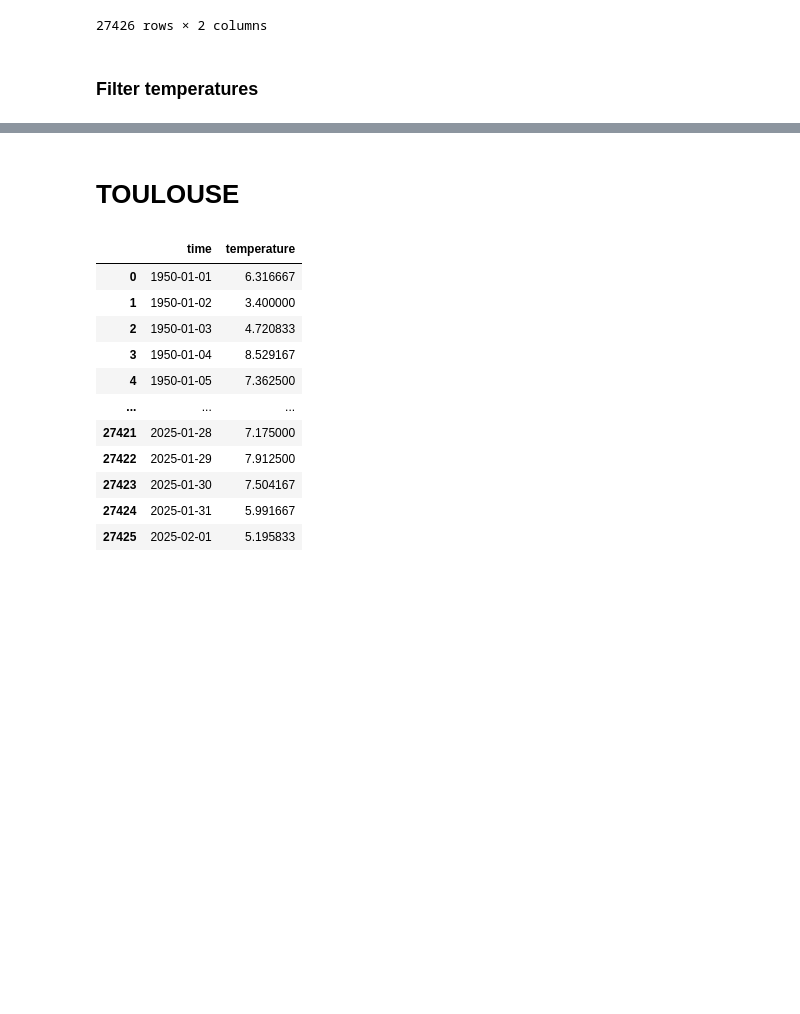
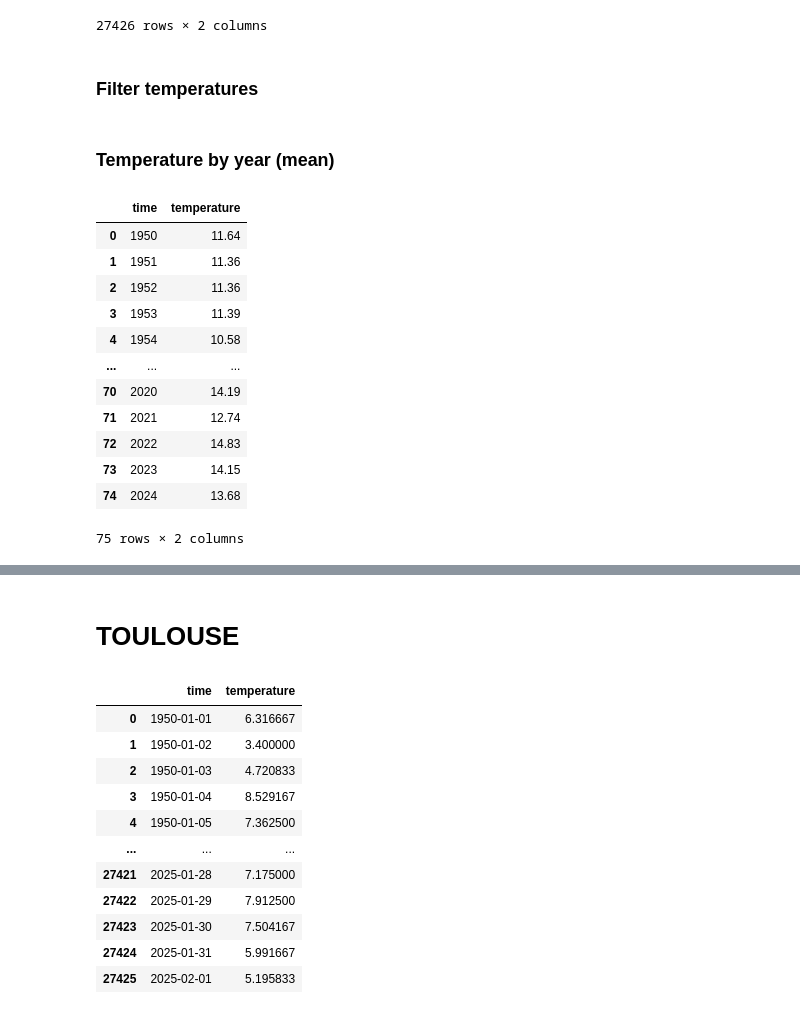
Before and after one commit to canopee-europe/data_analysis, a Jupyter notebook: weather/notebooks/toulouse.ipynb, the cells around one changed output, grey strips where cells are left out. Saved outputs shown, nothing was run; the diff lists cells and outputs as text; code cells hidden in the pictures; blank space fills up the shorter version.

```diff
--- a/weather_api.ipynb
+++ b/weather/notebooks/toulouse.ipynb
@@ -82,3 +81,24 @@ final_df_occurrences['nb_occurrences_30'] = final_df_occurrences['nb_occurrences
 final_df_occurrences['nb_occurrences_30'] = final_df_occurrences['nb_occurrences_30'].astype(int)
 
 final_df_occurrences.to_csv("data/weather/meteo_gre_occurrences.csv")
+# %% [markdown]
+### Temperature by year (mean)
+# %%
+df_gre_by_year = df_gre.groupby(df_gre['time'].dt.year)['temperature'].mean().reset_index()
+df_gre_by_year = df_gre_by_year.iloc[:-1]
+df_gre_by_year['temperature'] = round(df_gre_by_year['temperature'], 2)
+df_gre_by_year
+# %% [output]
+|  | time | temperature |
+| 0 | 1950 | 11.64 |
+| 1 | 1951 | 11.36 |
+| 2 | 1952 | 11.36 |
+| 3 | 1953 | 11.39 |
+| 4 | 1954 | 10.58 |
+| ... | ... | ... |
+| 70 | 2020 | 14.19 |
+| 71 | 2021 | 12.74 |
+| 72 | 2022 | 14.83 |
+| 73 | 2023 | 14.15 |
+| 74 | 2024 | 13.68 |
+75 rows × 2 columns
```
Also changed, not shown: parts of 10 cells of this notebook, 12 other files.
